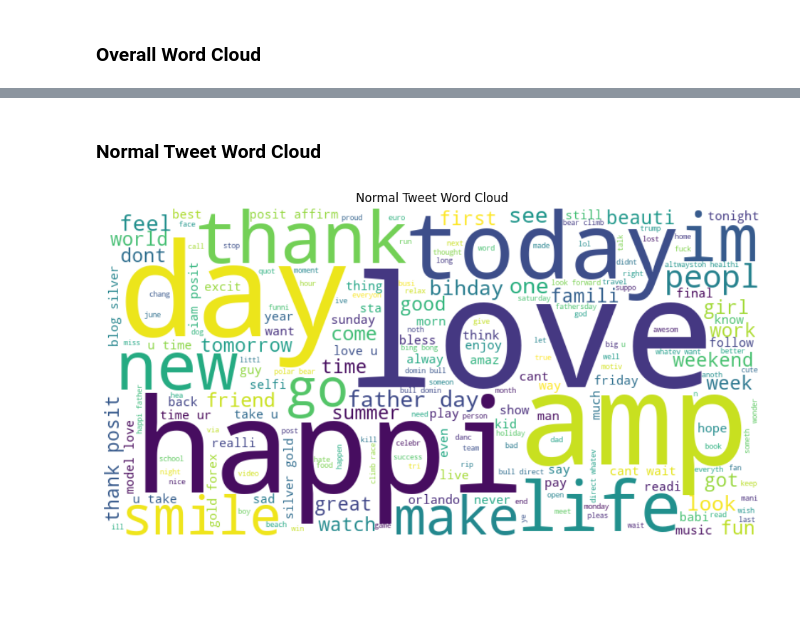
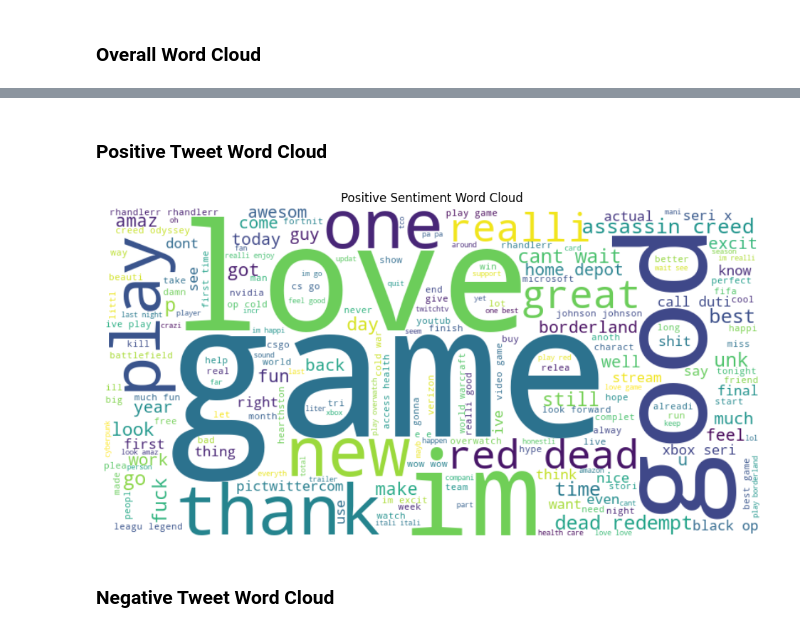
Before and after one commit to piyush1723/Social-Media-Sentiment-Trend-Analysis-, a Jupyter notebook: notebooks/07_Trend_Analysis.ipynb, the cells around one changed output, grey strips where cells are left out. Cells and saved outputs as stored; diff of their text form; code cells hidden in the pictures; blank space fills up the shorter version.

```diff
--- a/notebooks/07_Trend_Analysis.ipynb
+++ b/notebooks/07_Trend_Analysis.ipynb
@@ -1,7 +1,9 @@
 # %%
 import pandas as pd
+df = pd.read_csv("../data/processed/clean_twitter_training.csv")
 
-df = pd.read_csv("../data/processed/clean_twitter.csv")
+df['clean_tweet'].isna().sum()
+df = df.dropna(subset=['clean_tweet'])
 
 df.head()
 # %% [output]
@@ -222,18 +226,22 @@ plt.show()
 # %% [markdown]
-### Normal Tweet Word Cloud
+### Positive Tweet Word Cloud
 # %%
-text = " ".join(normal_df['clean_tweet'])
+positive_text = " ".join(
+    df[df['sentiment']=='Positive']['clean_tweet']
+)
 
 wordcloud = WordCloud(
     width=800,
     height=400,
     background_color='white'
-).generate(text)
+).generate(positive_text)
 
 plt.figure(figsize=(12,6))
 plt.imshow(wordcloud, interpolation='bilinear')
-plt.axis("off")
-plt.title("Normal Tweet Word Cloud")
+plt.axis('off')
+plt.title("Positive Sentiment Word Cloud")
 plt.show()
 # %% [output]
-[figure, old version]
+[figure, new version]
+# %% [markdown]
+### Negative Tweet Word Cloud
```
Also changed, not shown: parts of 24 cells of this notebook.
